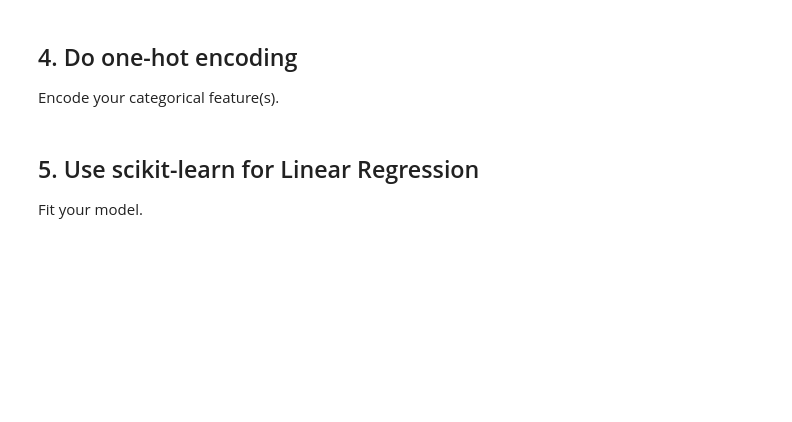
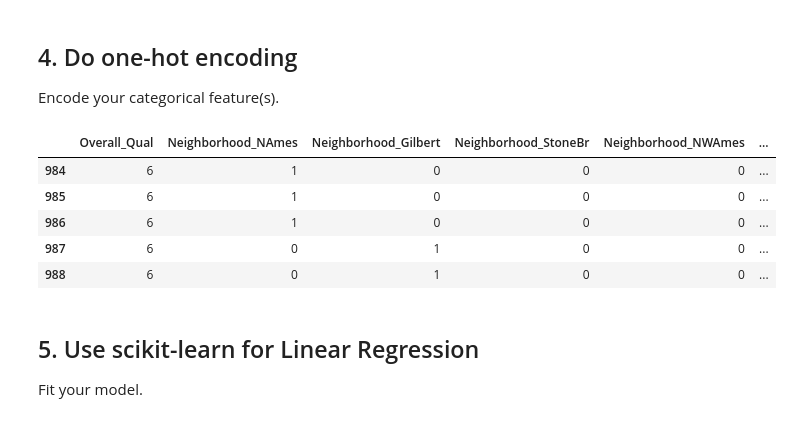
Before and after one commit to LambdaSchool/DEPRECATED-DS-Unit-2-Linear-Models, a Jupyter notebook: DS_Sprint_Challenge_5_Linear_Models.ipynb, the cells around one changed output. Cells and saved outputs as stored; diff of their text form; code cells hidden in the pictures; blank space fills up the shorter version.

Commit message:
Arrange and encode data.

```diff
--- a/DS_Sprint_Challenge_5_Linear_Models.ipynb
+++ b/DS_Sprint_Challenge_5_Linear_Models.ipynb
@@ -113,0 +177,4 @@ Select at least one numeric feature and at least one categorical feature.
+# %%
+# Select features and target.
+features = ['Overall_Qual', 'Neighborhood']
+target = 'SalePrice'
@@ -115,6 +189,21 @@ Select at least one numeric feature and at least one categorical feature.
 ## 4. Do one-hot encoding
 
 Encode your categorical feature(s).
+# %%
+# Build and run encoder.
+onehot_encoder = ce.OneHotEncoder(use_cat_names=True)
+X_train = onehot_encoder.fit_transform(train[features])
+X_test = onehot_encoder.transform(test[features])
+# %%
+# Check encoder output.
+X_train.head()
+# %% [output]
+|  | Overall_Qual | Neighborhood_NAmes | Neighborhood_Gilbert | Neighborhood_StoneBr | Neighborhood_NWAmes | ... |
+| 984 | 6 | 1 | 0 | 0 | 0 | ... |
+| 985 | 6 | 1 | 0 | 0 | 0 | ... |
+| 986 | 6 | 1 | 0 | 0 | 0 | ... |
+| 987 | 6 | 0 | 1 | 0 | 0 | ... |
+| 988 | 6 | 0 | 1 | 0 | 0 | ... |
 # %% [markdown]
 ## 5. Use scikit-learn for Linear Regression
 Fit your model.
```
Also changed, not shown: parts of 6 cells of this notebook.
